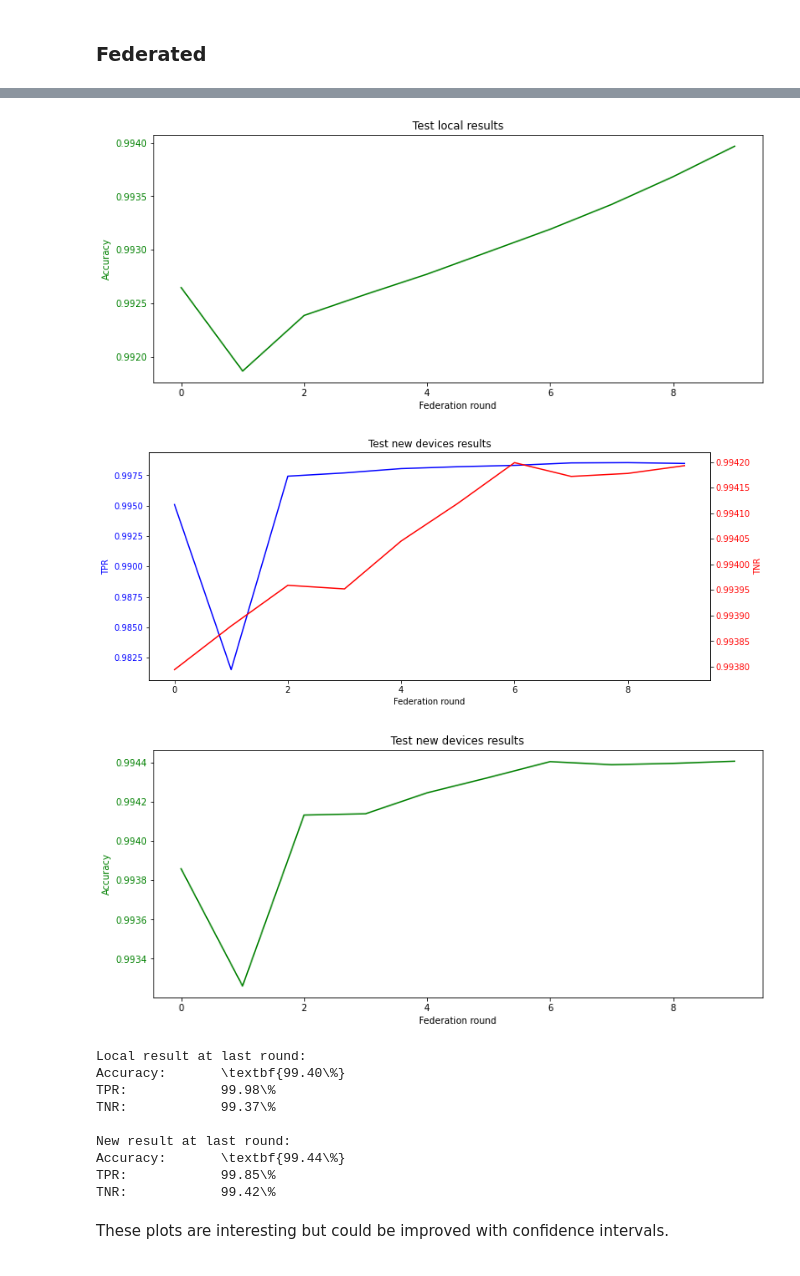
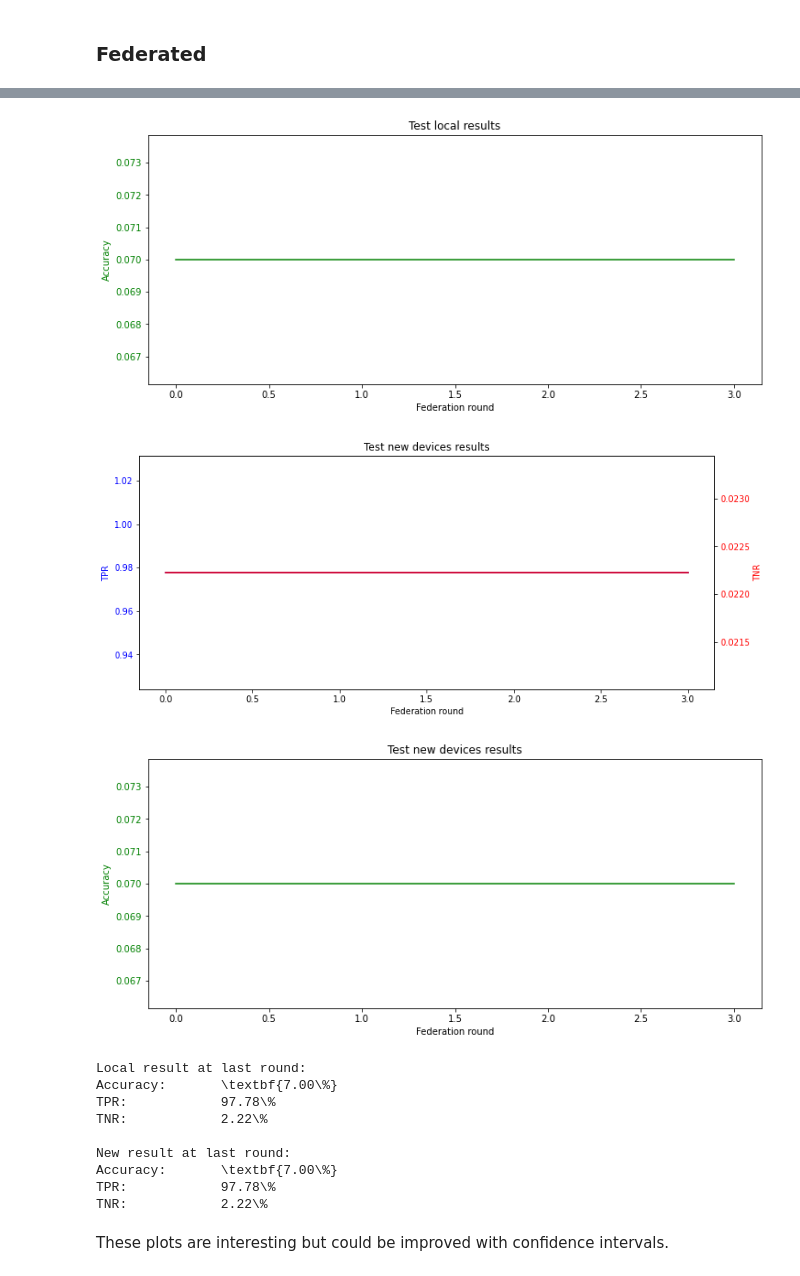
Before and after one commit to ValerianRey/fed_iot_guard, a Jupyter notebook: Test results.ipynb, the cells around one changed output, grey strips where cells are left out. Cells and saved outputs as stored; diff of their text form; code cells hidden in the pictures.

```diff
--- a/Test results.ipynb
+++ b/Test results.ipynb
@@ -149,7 +149,7 @@ TNR:            90.85\%
 # %%
 # TODO: rename the x-axis as epoch in fedsgd and make it start at 1 in both cases
 
-path_test = 'test_results/decentralized_classifier_fedavg/0,95 5rr/'
+path_test = 'test_results/decentralized_classifier_fedsgd/vs -3 mf/'
 
 with open(path_test + 'local_results.json') as json_file:
     test_local_results = json.load(json_file)
@@ -187,14 +187,14 @@ except e:
-[figure, old version]
+[figure, new version]
-[figure, old version]
+[figure, new version]
-[figure, old version]
+[figure, new version]
 Local result at last round:
-Accuracy:       \textbf{99.40\%}
-TPR:            99.98\%
-TNR:            99.37\%
+Accuracy:       \textbf{7.00\%}
+TPR:            97.78\%
+TNR:            2.22\%
 
 New result at last round:
-Accuracy:       \textbf{99.44\%}
-TPR:            99.85\%
-TNR:            99.42\%
+Accuracy:       \textbf{7.00\%}
+TPR:            97.78\%
+TNR:            2.22\%
 # %% [markdown]
 These plots are interesting but could be improved with confidence intervals.
```
Also changed, not shown: parts of 1 cell of this notebook, 23 other files.
